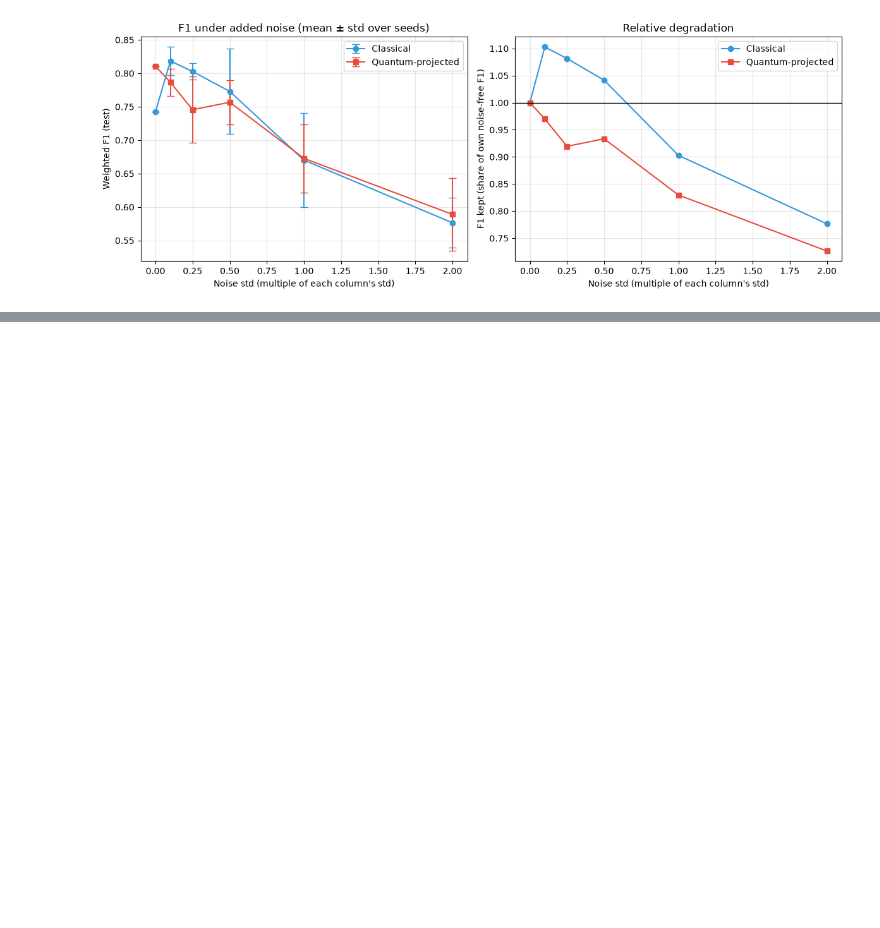
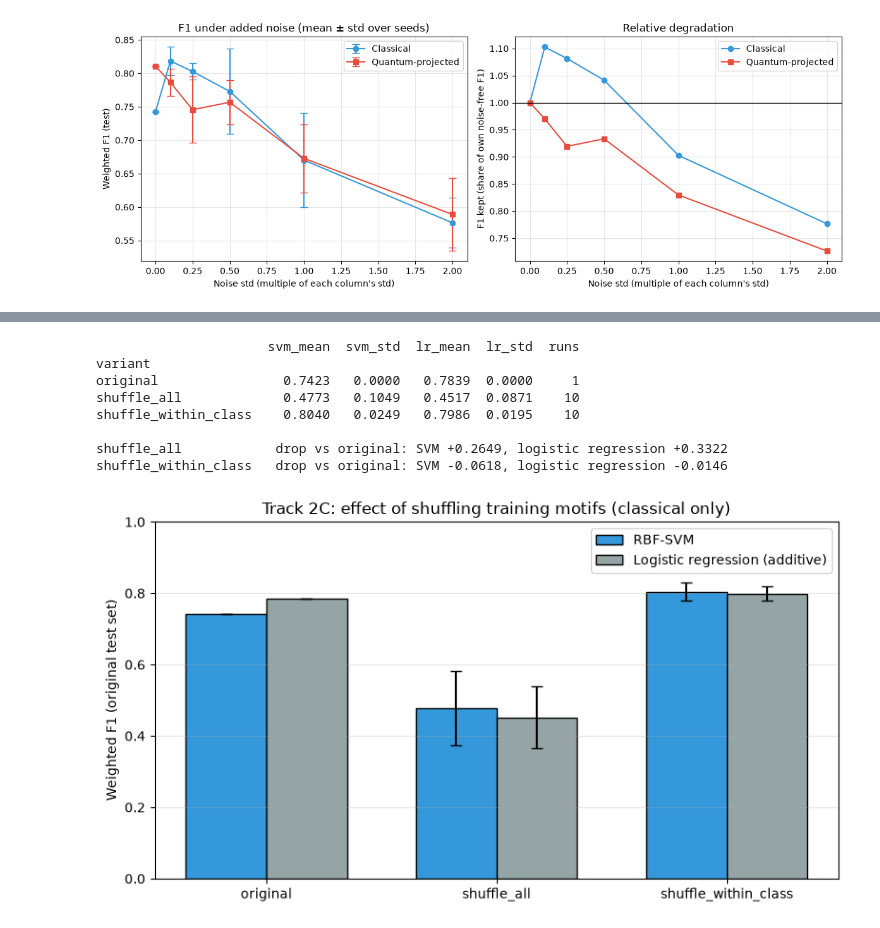
Before and after one commit to BharathiGaneshkumar/quantum-pqk-car-t-hackathon, a Jupyter notebook: notebooks/quantum_pqk_hackathon.ipynb, the cells around one changed output, grey strips where cells are left out. Drawn from its saved outputs; the diff is of its cells as text; code cells hidden in the pictures; blank space fills up the shorter version.

```diff
--- a/notebooks/quantum_pqk_hackathon.ipynb
+++ b/notebooks/quantum_pqk_hackathon.ipynb
@@ -1221,0 +1304,50 @@ noise
+# %%
+# OUR ADDITION: Track 2C summary table and figure
+shuffle_df = pd.DataFrame(records_shuffle)
+shuffle_df.to_csv(RESULTS_DIR / "track2c_shuffle_runs.csv", index=False)
+
+order_variants = ["original", "shuffle_all", "shuffle_within_class"]
+shuffle_summary = shuffle_df.groupby("variant").agg(
+    svm_mean=("svm_f1", "mean"),
+    svm_std=("svm_f1", "std"),
+    lr_mean=("lr_f1", "mean"),
+    lr_std=("lr_f1", "std"),
+    runs=("svm_f1", "count"),
+).fillna(0).loc[order_variants]
+print(shuffle_summary.round(4).to_string())
+
+base_svm = shuffle_summary.loc["original", "svm_mean"]
+base_lr = shuffle_summary.loc["original", "lr_mean"]
+print()
+for name in order_variants[1:]:
+    svm_drop = base_svm - shuffle_summary.loc[name, "svm_mean"]
+    lr_drop = base_lr - shuffle_summary.loc[name, "lr_mean"]
+    print(f"{name:22s} drop vs original: SVM {svm_drop:+.4f}, logistic regression {lr_drop:+.4f}")
+
+x_pos = np.arange(len(order_variants))
+width = 0.35
+fig, ax = plt.subplots(figsize=(8, 4.5))
+ax.bar(x_pos - width / 2, shuffle_summary["svm_mean"], width, yerr=shuffle_summary["svm_std"],
+       capsize=4, color="#3498db", edgecolor="black", label="RBF-SVM")
+ax.bar(x_pos + width / 2, shuffle_summary["lr_mean"], width, yerr=shuffle_summary["lr_std"],
+       capsize=4, color="#95a5a6", edgecolor="black", label="Logistic regression (additive)")
+ax.set_xticks(x_pos)
+ax.set_xticklabels(order_variants)
+ax.set_ylabel("Weighted F1 (original test set)")
+ax.set_ylim(0, 1)
+ax.set_title("Track 2C: effect of shuffling training motifs (classical only)")
+ax.legend()
+ax.grid(axis="y", alpha=0.3)
+plt.tight_layout()
+fig.savefig(RESULTS_DIR / "track2c_shuffle.png", dpi=150, bbox_inches="tight")
+plt.show()
+# %% [output]
+                      svm_mean  svm_std  lr_mean  lr_std  runs
+variant
+original                0.7423   0.0000   0.7839  0.0000     1
+shuffle_all             0.4773   0.1049   0.4517  0.0871    10
+shuffle_within_class    0.8040   0.0249   0.7986  0.0195    10
+
+shuffle_all            drop vs original: SVM +0.2649, logistic regression +0.3322
+shuffle_within_class   drop vs original: SVM -0.0618, logistic regression -0.0146
+[figure, added]
```
Also changed, not shown: parts of 2 cells of this notebook, 2 other files.
